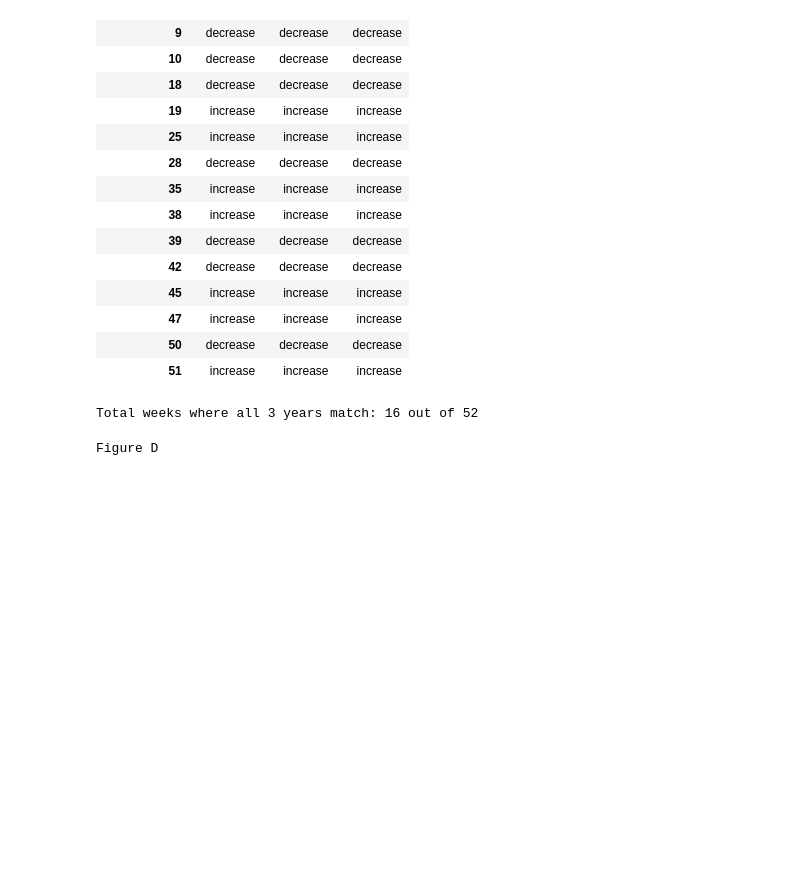
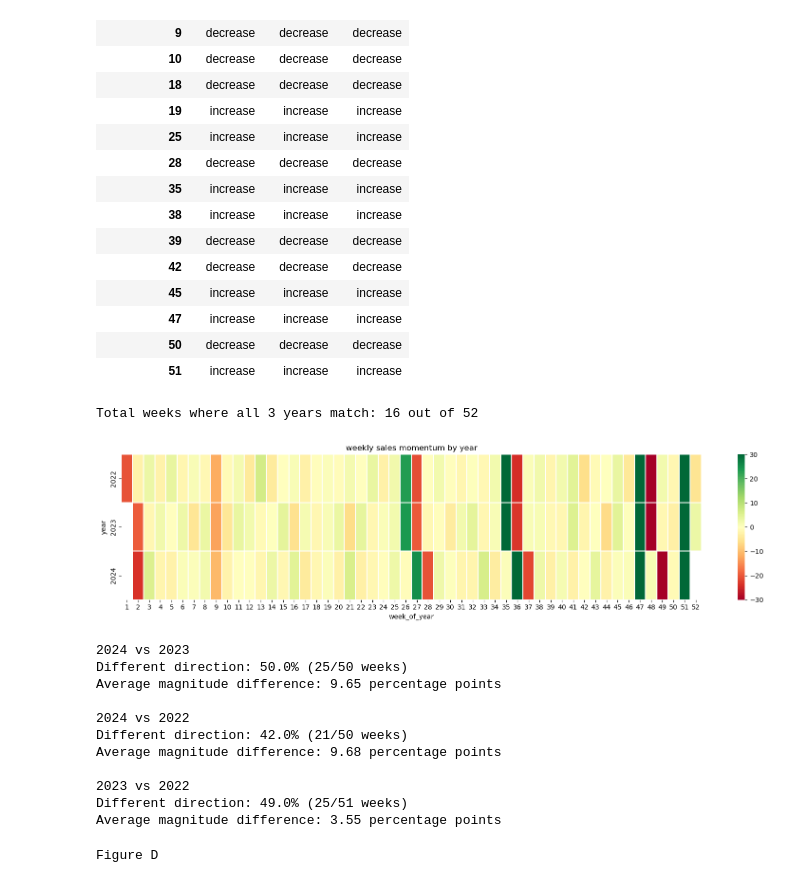
Before and after one commit to paolomags100/predictive-model-retail-sales-forecast, a Jupyter notebook: jupyter-nb/retail_sales_forecasting.ipynb, the cells around one changed output. Saved outputs shown, nothing was run; the diff lists cells and outputs as text; code cells hidden in the pictures; blank space fills up the shorter version.

```diff
--- a/jupyter-nb/retail_sales_forecasting.ipynb
+++ b/jupyter-nb/retail_sales_forecasting.ipynb
@@ -487,6 +496,85 @@ Figure C.2
 | 50 | decrease | decrease | decrease |
 | 51 | increase | increase | increase |
 Total weeks where all 3 years match: 16 out of 52
+# %%
+# aggregate total weekly sales
+weekly_data = (
+    retail_sales.groupby('date')
+    .agg({
+        'weekly_sales': 'sum',
+        'is_holiday': 'max',
+        'week_of_year': 'first'
+    })
+    .sort_index()
+)
+
+# year and WoW change
+weekly_data['year'] = weekly_data.index.year
+
+weekly_data['wow_change_pct'] = (
+    weekly_data.groupby('year')['weekly_sales']
+    .pct_change() * 100
+)
+
+# create heatmap
+heatmap_data = weekly_data.pivot_table(
+    index='year',
+    columns='week_of_year',
+    values='wow_change_pct',
+    aggfunc='mean'
+)
+
+plt.figure(figsize=(16, 4))
+
+sns.heatmap(
+    heatmap_data.loc[[2022, 2023, 2024]],
+    cmap='RdYlGn',
+    center=0,
+    vmin=-30,
+    vmax=30,
+    linewidths=0.3,
+    cbar_kws={'label': 'wow change (%)'}
+)
+
+plt.title('weekly sales momentum by year')
+plt.tight_layout()
+plt.show()
+
+# compare direction of sales movements
+direction = np.sign(heatmap_data)
+
+# compare direction and magnitude of sales movements
+for year1, year2 in [(2024, 2023), (2024, 2022), (2023, 2022)]:
+
+    comparison = heatmap_data.loc[[year1, year2]].dropna(axis=1)
+
+    # direction difference
+    different = (
+        np.sign(comparison.loc[year1]) !=
+        np.sign(comparison.loc[year2])
+    )
+
+    # magnitude difference in percentage points
+    magnitude_diff = (
+        comparison.loc[year1] - comparison.loc[year2]
+    ).abs()
+
+    print(f'\n{year1} vs {year2}')
+    print(f'Different direction: {different.mean() * 100:.1f}% ({different.sum()}/{len(different)} weeks)')
+    print(f'Average magnitude difference: {magnitude_diff.mean():.2f} percentage points')
+# %% [output]
+[figure, added]
+2024 vs 2023
+Different direction: 50.0% (25/50 weeks)
+Average magnitude difference: 9.65 percentage points
+
+2024 vs 2022
+Different direction: 42.0% (21/50 weeks)
+Average magnitude difference: 9.68 percentage points
+
+2023 vs 2022
+Different direction: 49.0% (25/51 weeks)
+Average magnitude difference: 3.55 percentage points
 # %%
 # figure D: top 4 weeks by year
 top_weeks = (
```
Also changed, not shown: parts of 3 cells of this notebook, 5 other files.
